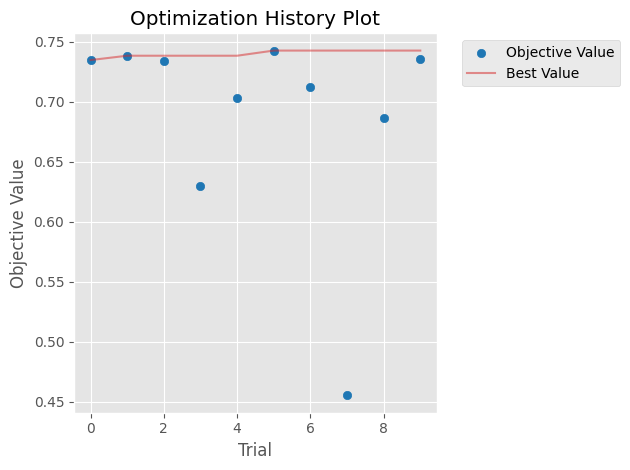
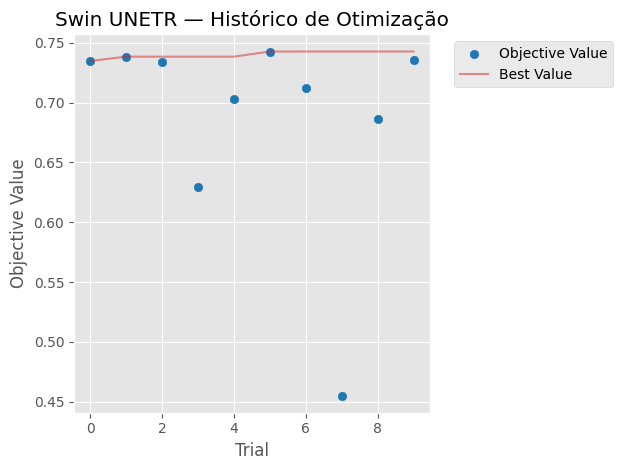
Code edit (unified diff) that turned the first committed figure into the second:
--- before
+++ after
@@ -1,10 +1,10 @@
 import optuna.visualization.matplotlib as vis_plot
 
-fig = vis_plot.plot_optimization_history(study)
-fig.gca().set_title('Swin UNETR — Histórico de Otimização')
+ax = vis_plot.plot_optimization_history(study)
+ax.set_title('Swin UNETR — Histórico de Otimização')
 plt.tight_layout()
 plt.show()
 
-fig2 = vis_plot.plot_param_importances(study)
+ax2 = vis_plot.plot_param_importances(study)
 plt.tight_layout()
 plt.show()

Commit: fix: plot